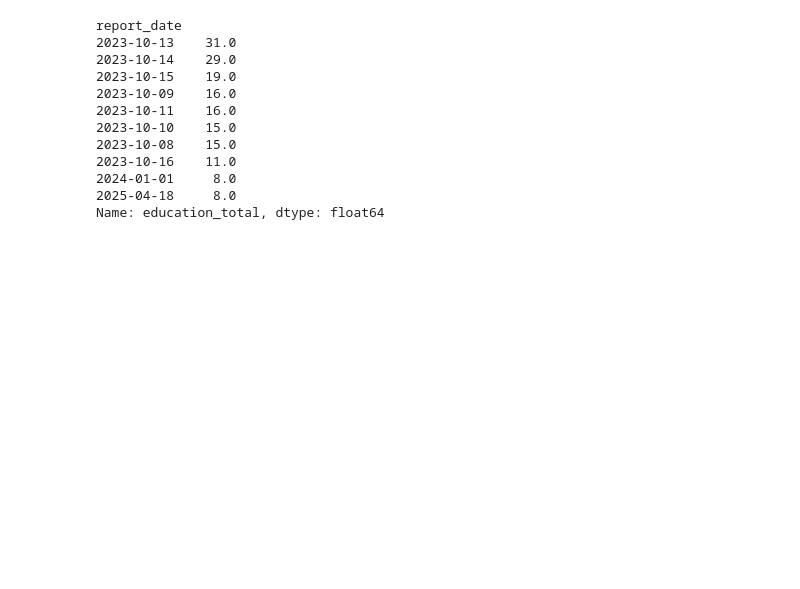
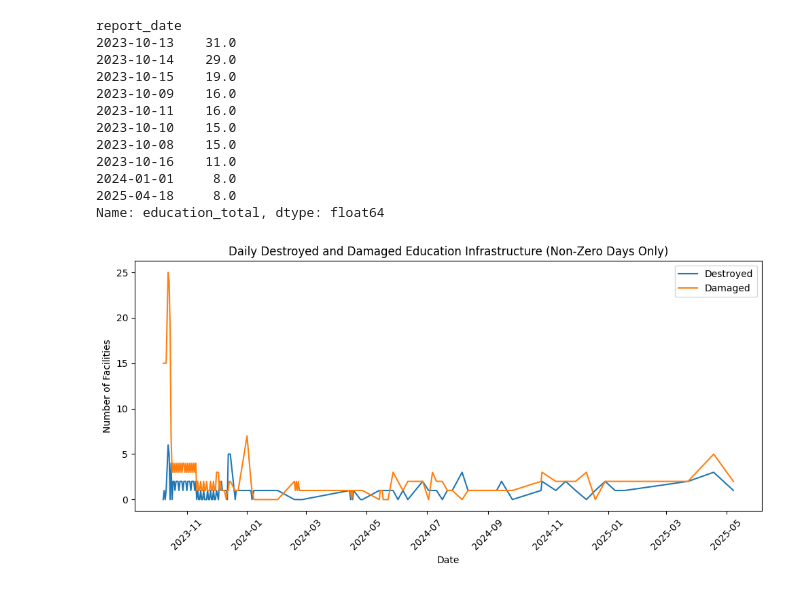
Before and after one commit to MIT-Emerging-Talent/ET6-CDSP-group-03-repo, a Jupyter notebook: 3_data_exploration/infrastracture_damaged_analysis.ipynb, the cells around one changed output. Cells and saved outputs as stored; diff of their text form; code cells hidden in the pictures; blank space fills up the shorter version.

```diff
--- a/3_data_exploration/infrastracture_damaged_analysis.ipynb
+++ b/3_data_exploration/infrastracture_damaged_analysis.ipynb
@@ -249,3 +249,46 @@ report_date
 2024-01-01     8.0
 2025-04-18     8.0
 Name: education_total, dtype: float64
+# %%
+import pandas as pd
+import matplotlib.pyplot as plt
+import os
+
+# Define relative path to the CSV file
+data_path = os.path.join("..", "1_datasets", "data", "clean_datasets", "infrastructure_damaged_clean.csv")
+
+# Load the data
+df = pd.read_csv(data_path)
+
+# Convert 'report_date' to datetime
+df['report_date'] = pd.to_datetime(df['report_date'])
+
+# Get daily maximum values (data is cumulative)
+daily_destroyed = df.groupby(df['report_date'].dt.date)['edu_ext_destroyed'].max()
+daily_damaged = df.groupby(df['report_date'].dt.date)['edu_ext_damaged'].max()
+
+# Calculate daily new values (difference between days)
+new_destroyed = daily_destroyed.diff().fillna(0)
+new_damaged = daily_damaged.diff().fillna(0)
+
+# Keep only days with at least some damage or destruction
+filtered = pd.DataFrame({
+    'Destroyed': new_destroyed,
+    'Damaged': new_damaged
+})
+filtered = filtered[(filtered['Destroyed'] > 0) | (filtered['Damaged'] > 0)]
+
+# Plot the line chart (without markers)
+plt.figure(figsize=(10, 5))
+plt.plot(filtered.index, filtered['Destroyed'], label='Destroyed')
+plt.plot(filtered.index, filtered['Damaged'], label='Damaged')
+
+plt.title('Daily Destroyed and Damaged Education Infrastructure (Non-Zero Days Only)')
+plt.xlabel('Date')
+plt.ylabel('Number of Facilities')
+plt.xticks(rotation=45)
+plt.legend()
+plt.tight_layout()
+plt.show()
+# %% [output]
+[figure, added]
```
Also changed, not shown: parts of 2 cells of this notebook.
